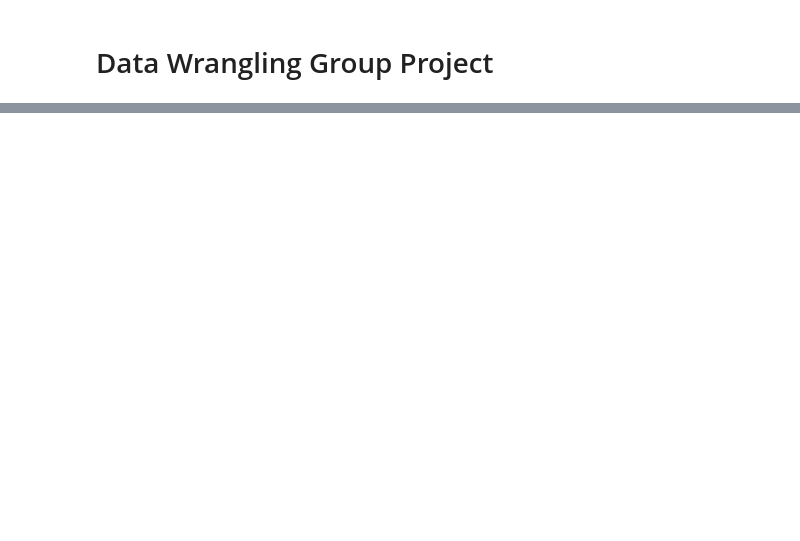
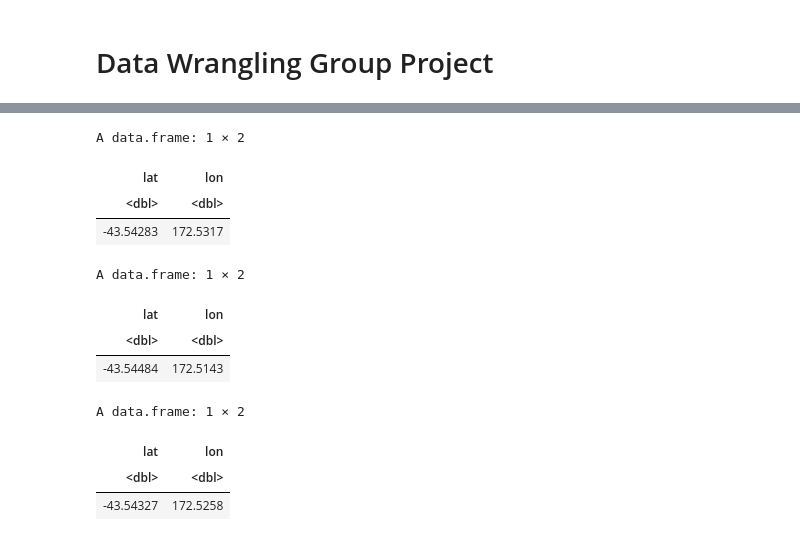
Before and after one commit to zelta1990/DATA422-Group-Project, a Jupyter notebook: group_project.ipynb, the cells around one changed output, grey strips where cells are left out. Cells and saved outputs as stored; diff of their text form; code cells hidden in the pictures; blank space fills up the shorter version.

```diff
--- a/group_project.ipynb
+++ b/group_project.ipynb
@@ -77,22 +103,39 @@ Please use `gather()` instead."
 # %%
 #    Title: NZTM-WGS84(NZGD2000) converter
 #    Author: mkennedy
 #    Date: Feb 16, 2012 at 2:32
 #    Availability: https://gis.stackexchange.com/questions/20389/converting-nzmg-or-nztm-to-latitude-longitude-for-use-with-r-map-library/20401#20401
 
 #install.packages("proj4")
 library(proj4)
 get_lat_lon <- function(x,y)
 {
     proj4string <- "+proj=tmerc +lat_0=0 +lon_0=173 +k=0.9996 +x_0=1600000 +y_0=10000000 +ellps=GRS80 +towgs84=0,0,0,0,0,0,0 +units=m +no_defs"
     #proj4string <- "+proj=tmerc +lat_0=0.0 +lon_0=173.0 +k=0.9996 +x_0=1600000.0 +y_0=10000000.0 +datum=WGS84 +units=m"
     # Source data
     xy <- data.frame(x, y)
 
     # Transformed data
     pj <- project(xy, proj4string, inverse=TRUE)
     latlon <- data.frame(lat=pj$y, lon=pj$x)
     return(latlon)
 }
-lat_lon <- get_lat_lon(1577339,5182974)
+lat_lon <- get_lat_lon(1562170,5178795)
 lat_lon
+lat_lon <- get_lat_lon(1560760,5178564)
+lat_lon
+lat_lon <- get_lat_lon(1561689,5178744)
+lat_lon
+# %% [output]
+A data.frame: 1 × 2
+| lat | lon |
+| <dbl> | <dbl> |
+| -43.54283 | 172.5317 |
+A data.frame: 1 × 2
+| lat | lon |
+| <dbl> | <dbl> |
+| -43.54484 | 172.5143 |
+A data.frame: 1 × 2
+| lat | lon |
+| <dbl> | <dbl> |
+| -43.54327 | 172.5258 |
```
Also changed, not shown: parts of 5 cells of this notebook.
